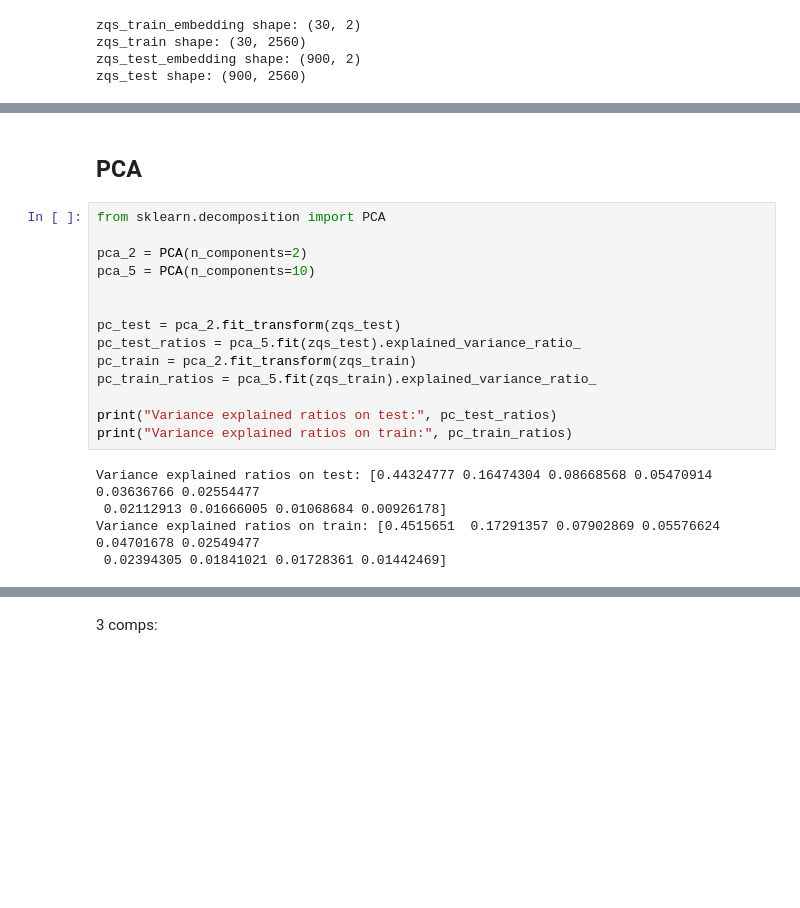
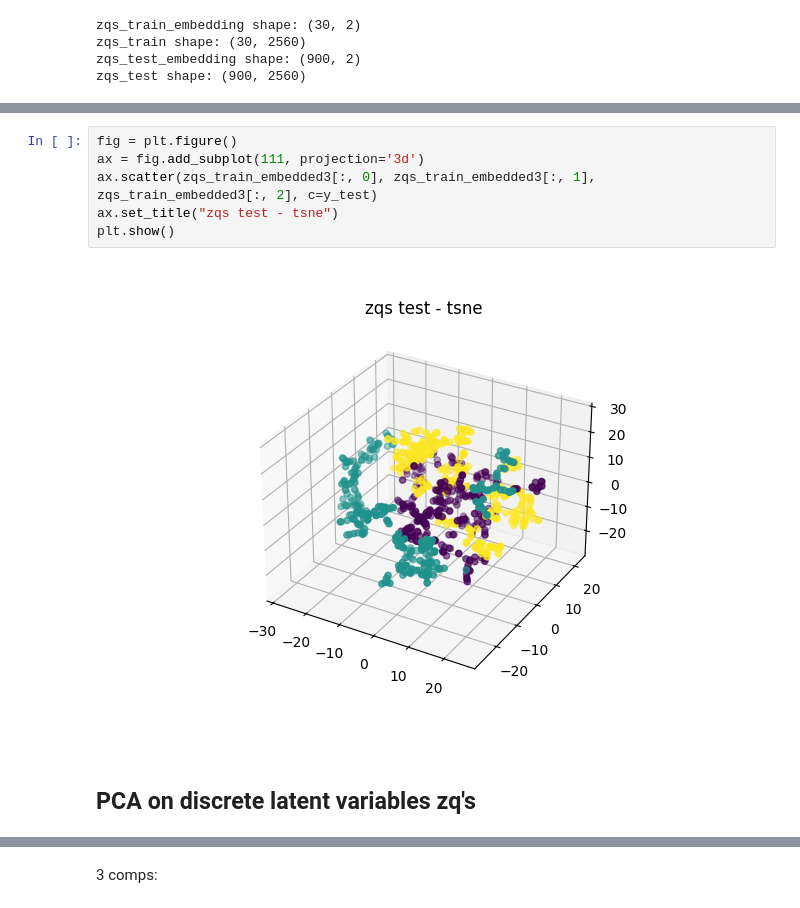
Before and after one commit to erlendlokna/CV-SSL-VQVAE-Framework, a Jupyter notebook: tsne_pca.ipynb, the cells around one changed output, grey strips where cells are left out. Saved outputs shown, nothing was run; the diff lists cells and outputs as text; blank space fills up the shorter version.

```diff
--- a/tsne_pca.ipynb
+++ b/tsne_pca.ipynb
@@ -78,21 +77,10 @@ ValueError: Mime type rendering requires nbformat>=4.2.0 but it is not installed
-# %% [markdown]
-## PCA
-# %%
-from sklearn.decomposition import PCA
-
-pca_2 = PCA(n_components=2)
-pca_5 = PCA(n_components=10)
-
-
-pc_test = pca_2.fit_transform(zqs_test)
-pc_test_ratios = pca_5.fit(zqs_test).explained_variance_ratio_
-pc_train = pca_2.fit_transform(zqs_train)
-pc_train_ratios = pca_5.fit(zqs_train).explained_variance_ratio_
-
-print("Variance explained ratios on test:", pc_test_ratios)
-print("Variance explained ratios on train:", pc_train_ratios)
-# %% [output]
-Variance explained ratios on test: [0.44324777 0.16474304 0.08668568 0.05470914 0.03636766 0.02554477
- 0.02112913 0.01666005 0.01068684 0.00926178]
-Variance explained ratios on train: [0.4515651  0.17291357 0.07902869 0.05576624 0.04701678 0.02549477
- 0.02394305 0.01841021 0.01728361 0.01442469]
+# %%
+fig = plt.figure()
+ax = fig.add_subplot(111, projection='3d')
+ax.scatter(zqs_train_embedded3[:, 0], zqs_train_embedded3[:, 1], zqs_train_embedded3[:, 2], c=y_test)
+ax.set_title("zqs test - tsne")
+plt.show()
+# %% [output]
+[figure, added]
+# %% [markdown]
+## PCA on discrete latent variables zq's
```
Also changed, not shown: parts of 16 cells of this notebook.
